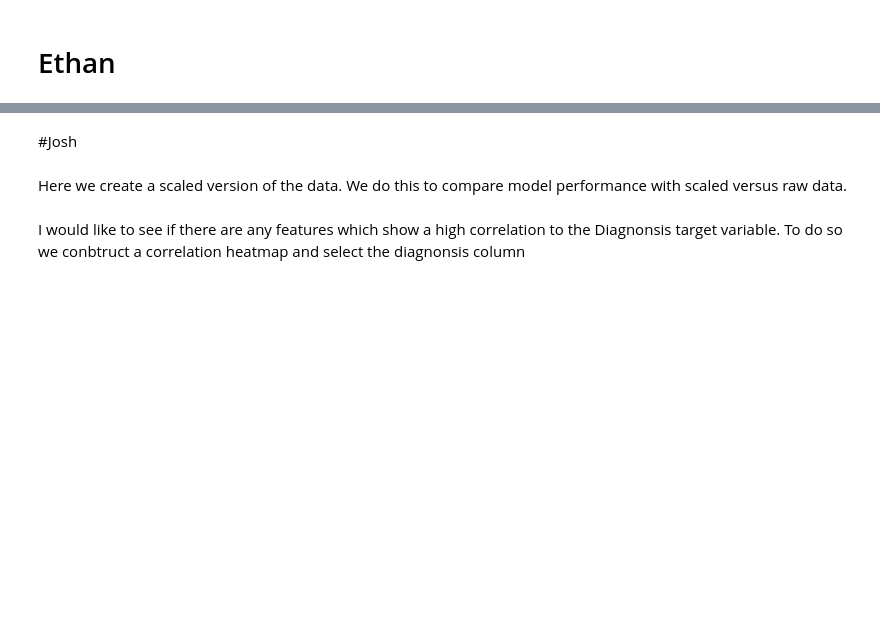
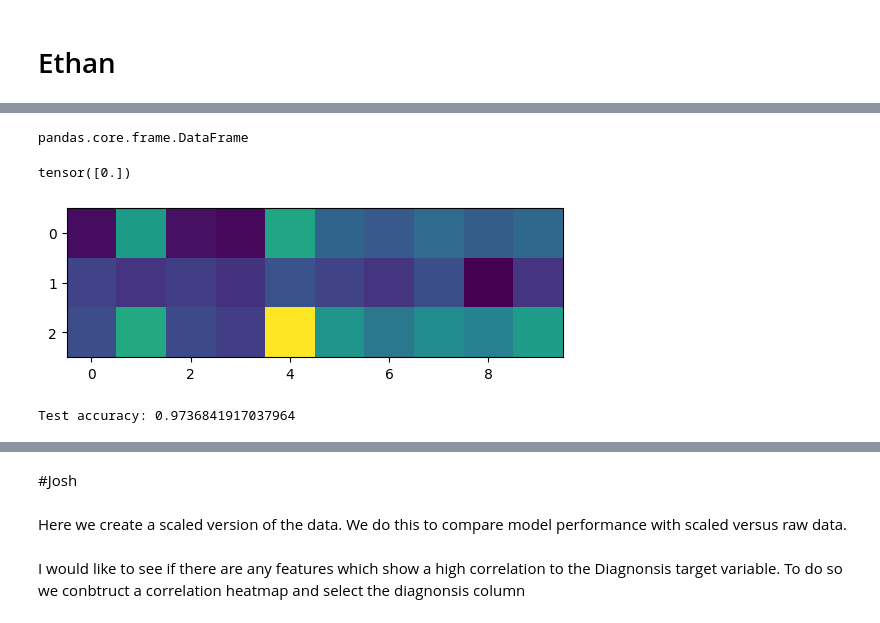
Before and after one commit to a-matson/DST_ASS1, a Jupyter notebook: report.ipynb, the cells around one changed output, grey strips where cells are left out. Saved outputs shown, nothing was run; the diff lists cells and outputs as text; code cells hidden in the pictures; blank space fills up the shorter version.

```diff
--- a/report.ipynb
+++ b/report.ipynb
@@ -205,9 +368,8 @@ explain why we do SVC
 # %%
-from sklearn.svm import SVC
-svc = SVC()
-svc.fit(X_train_scaled, y_train)
-pred_svc = svc.predict(X_test_scaled)
-print(classification_report(y_test, pred_svc, target_names=['M', 'B']))
+svc_rbf = SVC()
+svc_rbf.fit(X_train_scaled, y_train)
+pred_svc_rbf = svc_rbf.predict(X_test_scaled)
+print(classification_report(y_test, pred_svc_rbf, target_names=['M', 'B']))
 # %% [output]
               precision    recall  f1-score   support
 
@@ -224,5 +381,0 @@ just checking if it's not because default rbf kernal used by default svc so will
-# %%
-svc_new = SVC(kernel='linear')
-svc_new.fit(X_train_scaled, y_train)
-pred_svc_new = svc_new.predict(X_test)
-print(classification_report(y_test, pred_svc_new, target_names=['M', 'B']))
@@ -241,0 +404,5 @@ oh wow this is on the opposite very very bad but sorta expected
+# %%
+from sklearn.preprocessing import StandardScaler
+scaler = StandardScaler()
+X_train_scaled = scaler.fit_transform(X_train)
+X_test_scaled = scaler.transform(X_test)
@@ -241,0 +415,5 @@ oh wow this is on the opposite very very bad but sorta expected
+# %%
+X_train_tensor = torch.tensor(X_train_scaled, dtype=torch.float32)
+y_train_tensor = torch.tensor(y_train.values, dtype=torch.float32)
+X_test_tensor = torch.tensor(X_test_scaled, dtype=torch.float32)
+y_test_tensor = torch.tensor(y_test.values, dtype=torch.float32)
@@ -241,0 +565,11 @@ oh wow this is on the opposite very very bad but sorta expected
+# %%
+type(y_train)
+# %% [output]
+pandas.core.frame.DataFrame
+# %%
+i=4
+plt.imshow(X_train_tensor[i].reshape((3,10)))
+print(y_train_tensor[i])
+# %% [output]
+tensor([0.])
+[figure, added]
@@ -241,0 +598,43 @@ oh wow this is on the opposite very very bad but sorta expected
+# %%
+fix_seed()
+
+class Net(nn.Module):
+    def __init__(self):
+        super(Net, self).__init__()
+        h = 32
+        self.fc1 = nn.Linear(X_train.shape[1], h)
+        self.fc2 = nn.Linear(h, 1)
+
+    def forward(self, x):
+        x = F.relu(self.fc1(x))
+        x = torch.sigmoid(self.fc2(x))
+        return x
+
+# Initialize the model
+model = Net()
+
+# Define the loss function and optimizer
+criterion = nn.BCELoss()
+optimizer = optim.Adam(model.parameters(), lr=0.001)
+
+# Training the model
+epochs = 350
+for epoch in range(epochs):
+    model.train()
+    optimizer.zero_grad()
+    output = model(X_train_tensor)
+    loss = criterion(output, y_train_tensor.view(-1, 1))
+    loss.backward()
+    optimizer.step()
+
+# Evaluate the model on the test data
+model.eval()
+with torch.no_grad():
+    test_output = model(X_test_tensor)
+    test_loss = criterion(test_output, y_test_tensor.view(-1, 1))
+    predicted_labels = (test_output > 0.5).float()
+    test_acc = (predicted_labels == y_test_tensor.view(-1, 1)).float().mean()
+
+print(f'Test accuracy: {test_acc.item()}')
+# %% [output]
+Test accuracy: 0.9736841917037964
```
Also changed, not shown: parts of 46 cells of this notebook.
